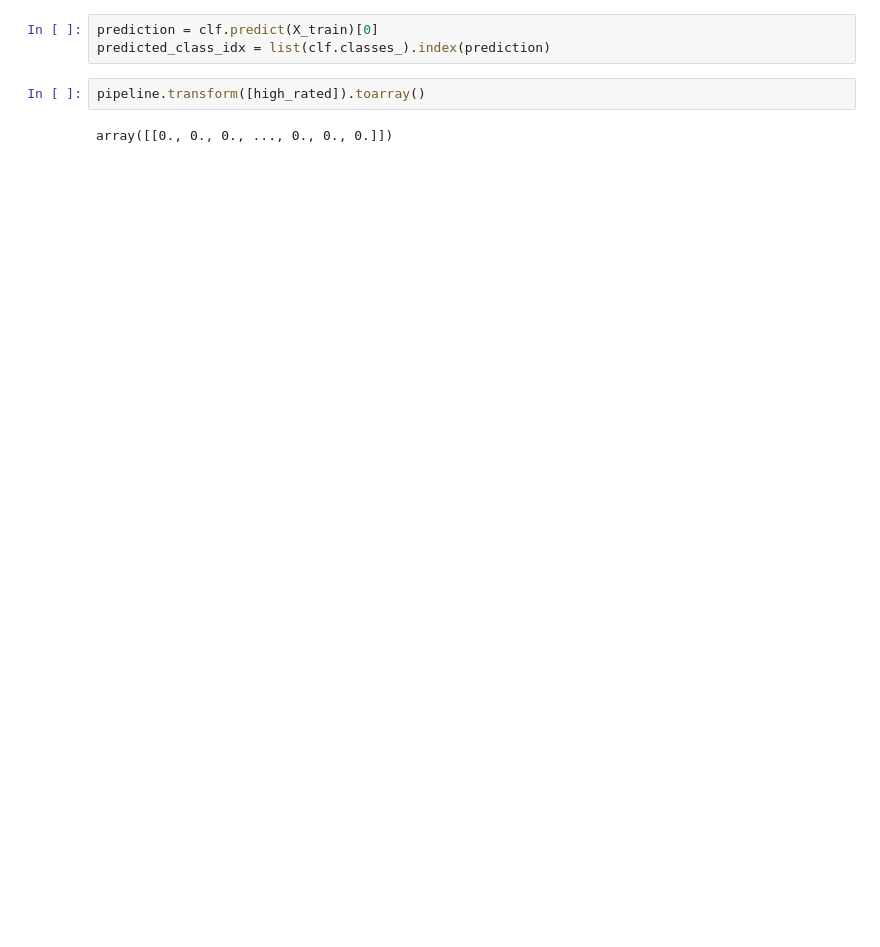
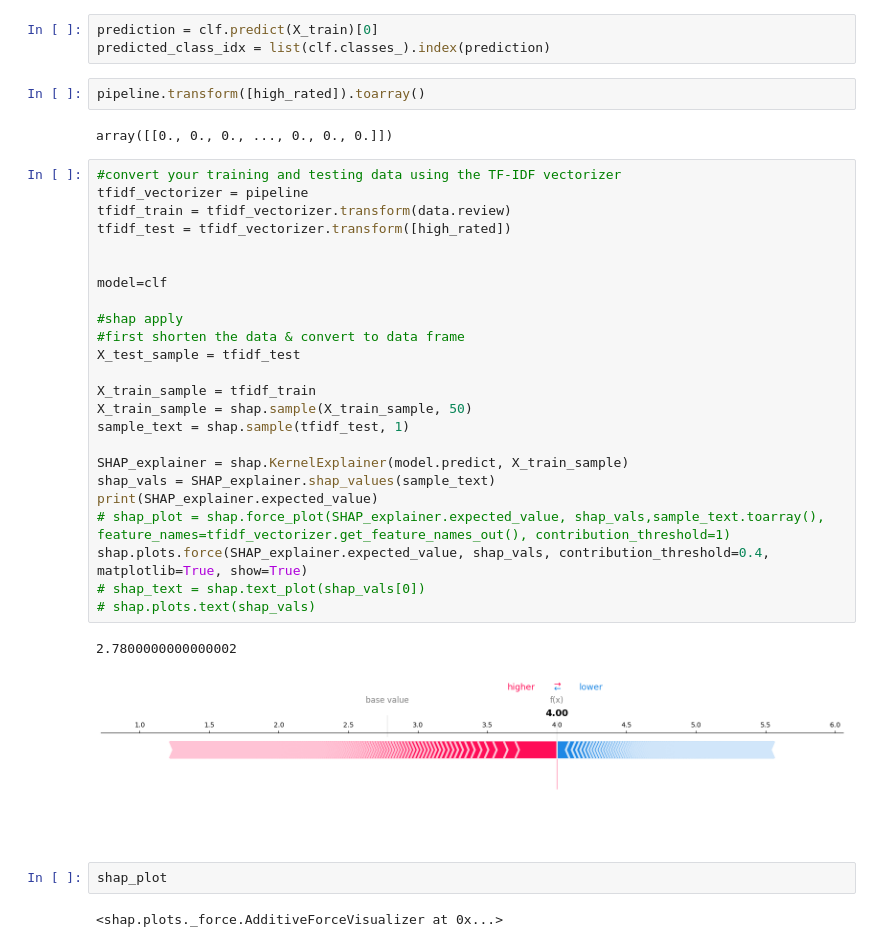
Before and after one commit to AndreasKarasenko/sentiment-in-marketing, a Jupyter notebook: examples/interpretability/shap_test.ipynb, the cells around one changed output. Drawn from its saved outputs; the diff is of its cells as text; blank space fills up the shorter version.

Commit message:
tried to make plots.text work

```diff
--- a/examples/interpretability/shap_test.ipynb
+++ b/examples/interpretability/shap_test.ipynb
@@ -40,3 +57,34 @@ predicted_class_idx = list(clf.classes_).index(prediction)
 pipeline.transform([high_rated]).toarray()
 # %% [output]
 array([[0., 0., 0., ..., 0., 0., 0.]])
+# %%
+#convert your training and testing data using the TF-IDF vectorizer
+tfidf_vectorizer = pipeline
+tfidf_train = tfidf_vectorizer.transform(data.review)
+tfidf_test = tfidf_vectorizer.transform([high_rated])
+
+
+model=clf
+
+#shap apply
+#first shorten the data & convert to data frame
+X_test_sample = tfidf_test
+
+X_train_sample = tfidf_train
+X_train_sample = shap.sample(X_train_sample, 50)
+sample_text = shap.sample(tfidf_test, 1)
+
+SHAP_explainer = shap.KernelExplainer(model.predict, X_train_sample)
+shap_vals = SHAP_explainer.shap_values(sample_text)
+print(SHAP_explainer.expected_value)
+# shap_plot = shap.force_plot(SHAP_explainer.expected_value, shap_vals,sample_text.toarray(), feature_names=tfidf_vectorizer.get_feature_names_out(), contribution_threshold=1)
+shap.plots.force(SHAP_explainer.expected_value, shap_vals, contribution_threshold=0.4, matplotlib=True, show=True)
+# shap_text = shap.text_plot(shap_vals[0])
+# shap.plots.text(shap_vals)
+# %% [output]
+2.7800000000000002
+[figure, added]
+# %%
+shap_plot
+# %% [output]
+<shap.plots._force.AdditiveForceVisualizer at 0x...>
```
Also changed, not shown: parts of 11 cells of this notebook, 1 other file.
